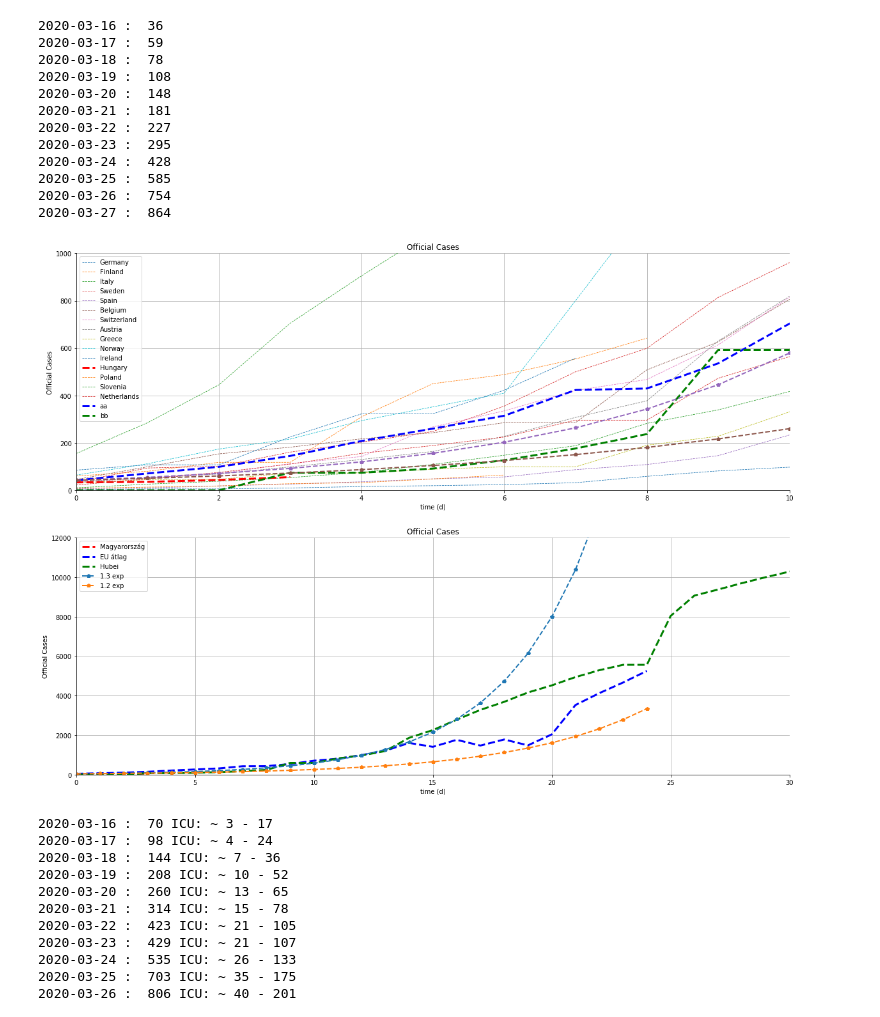
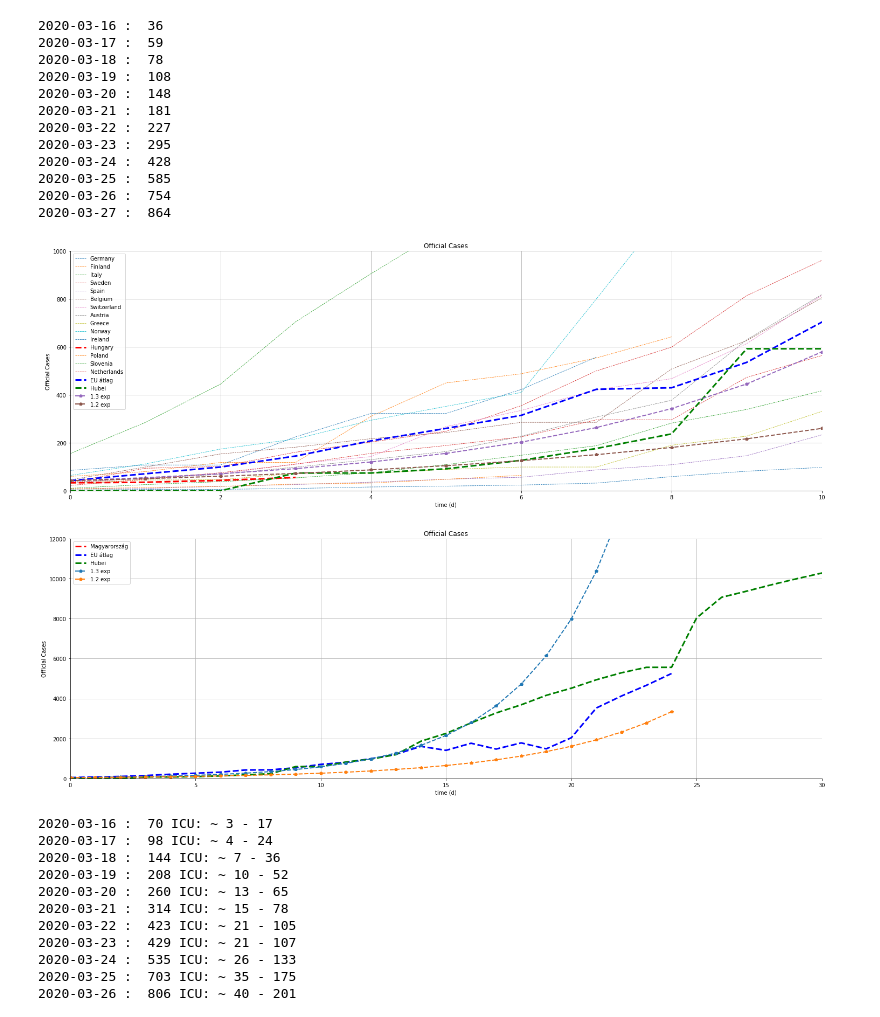
Before and after one commit to sandorkonya/COVID_HUN, a Jupyter notebook: COVID.ipynb, the cells around one changed output. Cells and saved outputs as stored; diff of their text form; code cells hidden in the pictures.

```diff
--- a/COVID.ipynb
+++ b/COVID.ipynb
@@ -228,37 +228,37 @@ ax1.plot(r13_curve, 'p--', linewidth=2.0)
 ax1.plot(r12_curve, 'p--', linewidth=2.0, label='Inline label')
 
 
 ax2.plot(r13_curve, 'p--', linewidth=2.0)
 ax2.plot(r12_curve, 'p--', linewidth=2.0)
 
-add = ["aa","bb","cc"]
+add = ["EU átlag","Hubei","1.3 exp","1.2 exp"]
 legendlist = best_case_countries + add
 
 
 ax1.legend(legendlist)
 ax2.legend(['Magyarország','EU átlag','Hubei','1.3 exp','1.2 exp'])
 
 ax1.set(xlabel='time (d)', ylabel='Official Cases', title='Official Cases')
 ax1.grid()
 ax2.set(xlabel='time (d)', ylabel='Official Cases', title='Official Cases')
 ax2.grid()
 
 
 
 for spine in ('top', 'right'):
     ax1.spines[spine].set_visible(False)
     ax2.spines[spine].set_visible(False)
 
-plt.rcParams['figure.figsize'] = [20, 15]
+plt.rcParams['figure.figsize'] = [25, 18]
 ax1.axis([0, 10, 0, 1000])
 ax2.axis([0, 30, 0, 12000])
 
 
-fig.savefig("covid_18_03_norm_hub.png")
+fig2.savefig("covid_18_03_norm_hub.png")
 
 plt.show()
 # %% [output]
-[figure, old version]
+[figure, new version]
 # %%
 import datetime
 
```
